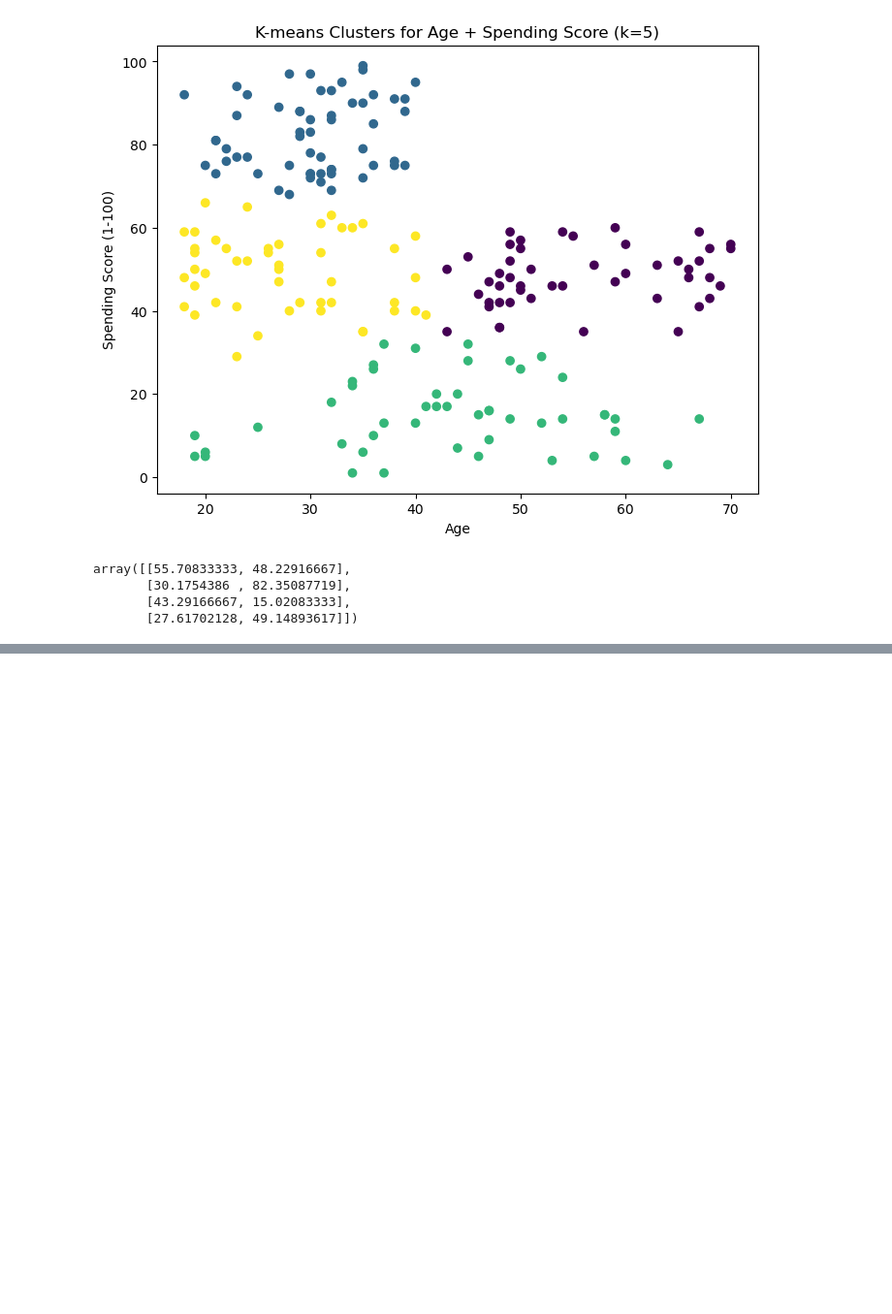
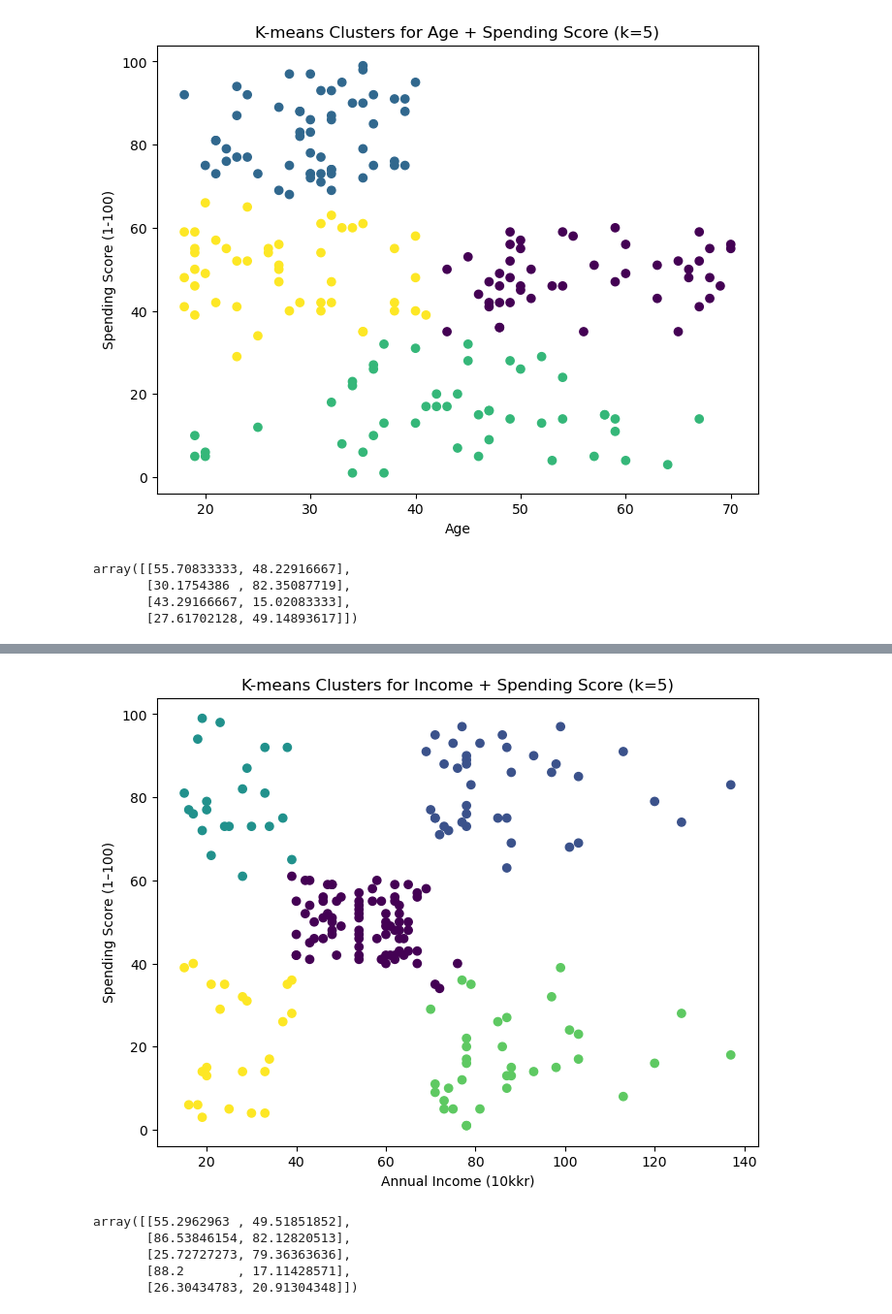
Before and after one commit to Tarish-Tarish/AI-Labb-1, a Jupyter notebook: T1.ipynb, the cells around one changed output, grey strips where cells are left out. Shown: that part at 97% size. Drawn from its saved outputs; the diff is of its cells as text; code cells hidden in the pictures; blank space fills up the shorter version.

```diff
--- a/T1.ipynb
+++ b/T1.ipynb
@@ -150,0 +132,28 @@ plt.show()
+# %%
+k = 5
+kmeans_income = KMeans(n_clusters=5, init='k-means++', random_state=42)
+clusters_income = kmeans_income.fit_predict(X2)   # <-- use X2 here
+
+customer_data["Cluster_income"] = clusters_income
+
+plt.figure(figsize=(8, 6))
+plt.scatter(
+    X2[:, 0],
+    X2[:, 1],
+    c=customer_data["Cluster_income"],
+    cmap='viridis'
+)
+plt.title("K-means Clusters for Income + Spending Score (k=5)")
+plt.xlabel("Annual Income (10kkr)")
+plt.ylabel("Spending Score (1–100)")
+plt.show()
+# %% [output]
+[figure, added]
+# %%
+kmeans_income.cluster_centers_
+# %% [output]
+array([[55.2962963 , 49.51851852],
+       [86.53846154, 82.12820513],
+       [25.72727273, 79.36363636],
+       [88.2       , 17.11428571],
+       [26.30434783, 20.91304348]])
```
Also changed, not shown: parts of 12 cells of this notebook, 3 other files.
